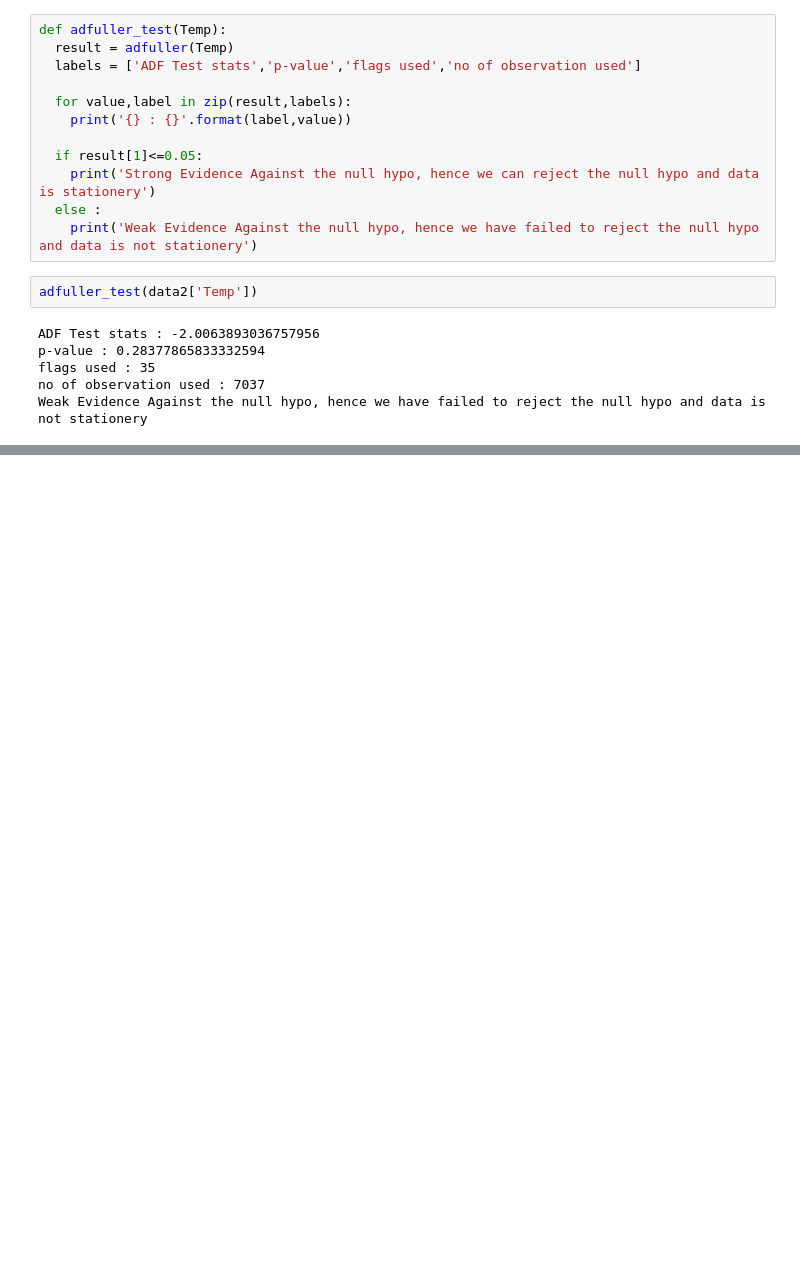
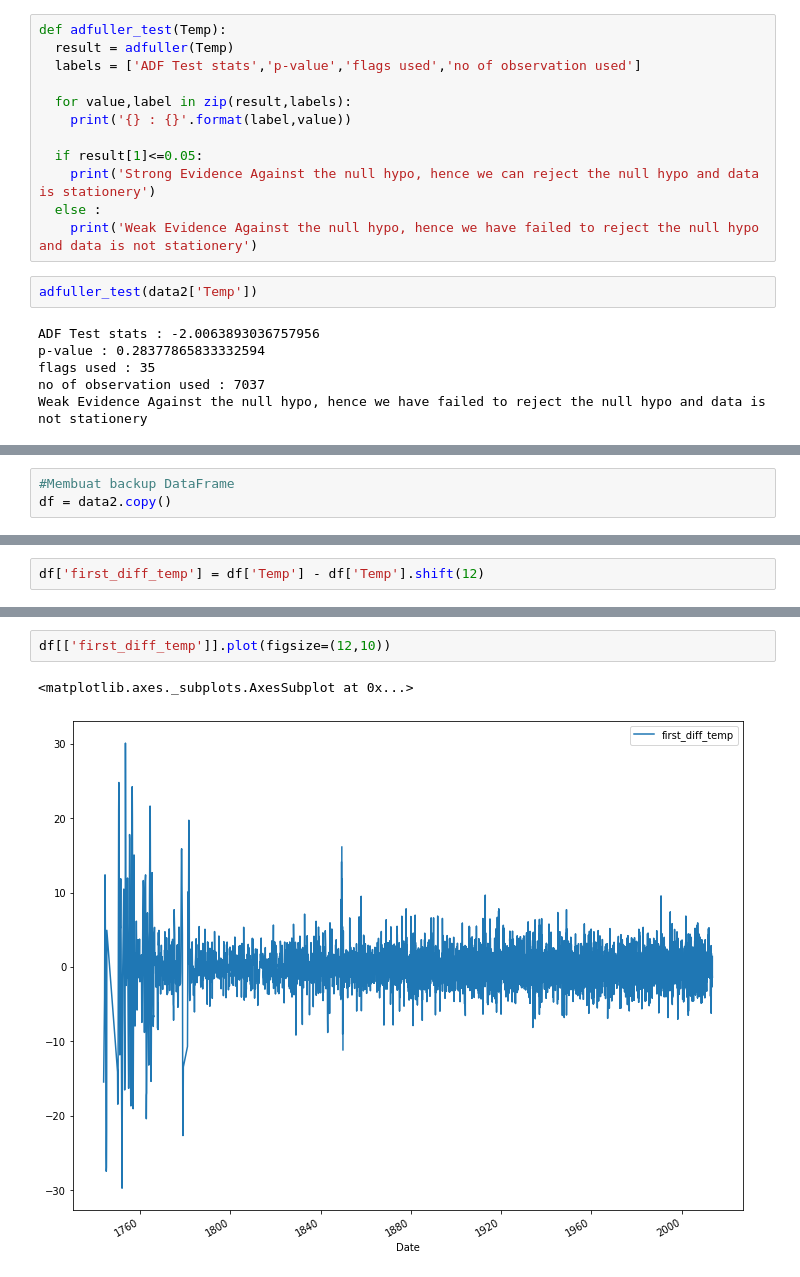
Before and after one commit to crzysab/Data-Science-Real-Projects-in-Python, a Jupyter notebook: Predict_Temperature_of_Different_Cities.ipynb, the cells around one changed output, grey strips where cells are left out. Drawn from its saved outputs; the diff is of its cells as text; blank space fills up the shorter version.

```diff
--- a/Predict_Temperature_of_Different_Cities.ipynb
+++ b/Predict_Temperature_of_Different_Cities.ipynb
@@ -370,0 +373,3 @@ Weak Evidence Against the null hypo, hence we have failed to reject the null hyp
+# %%
+#Membuat backup DataFrame
+df = data2.copy()
@@ -370,0 +386,2 @@ Weak Evidence Against the null hypo, hence we have failed to reject the null hyp
+# %%
+df['first_diff_temp'] = df['Temp'] - df['Temp'].shift(12)
@@ -370,0 +417,5 @@ Weak Evidence Against the null hypo, hence we have failed to reject the null hyp
+# %%
+df[['first_diff_temp']].plot(figsize=(12,10))
+# %% [output]
+<matplotlib.axes._subplots.AxesSubplot at 0x...>
+[figure, added]
```
Also changed, not shown: parts of 4 cells of this notebook.
